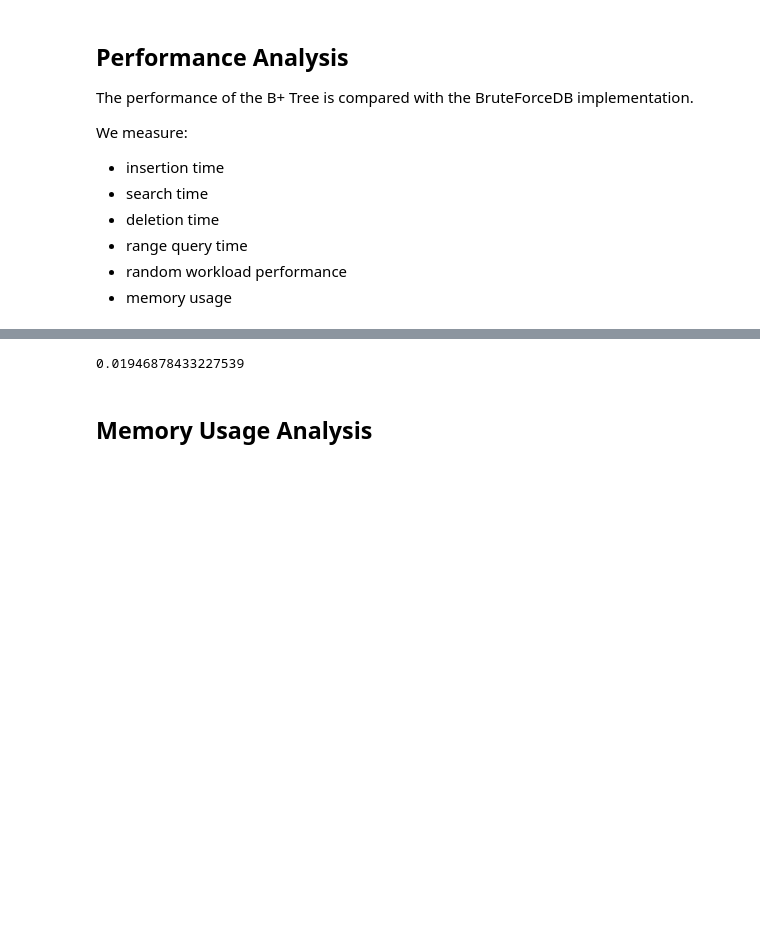
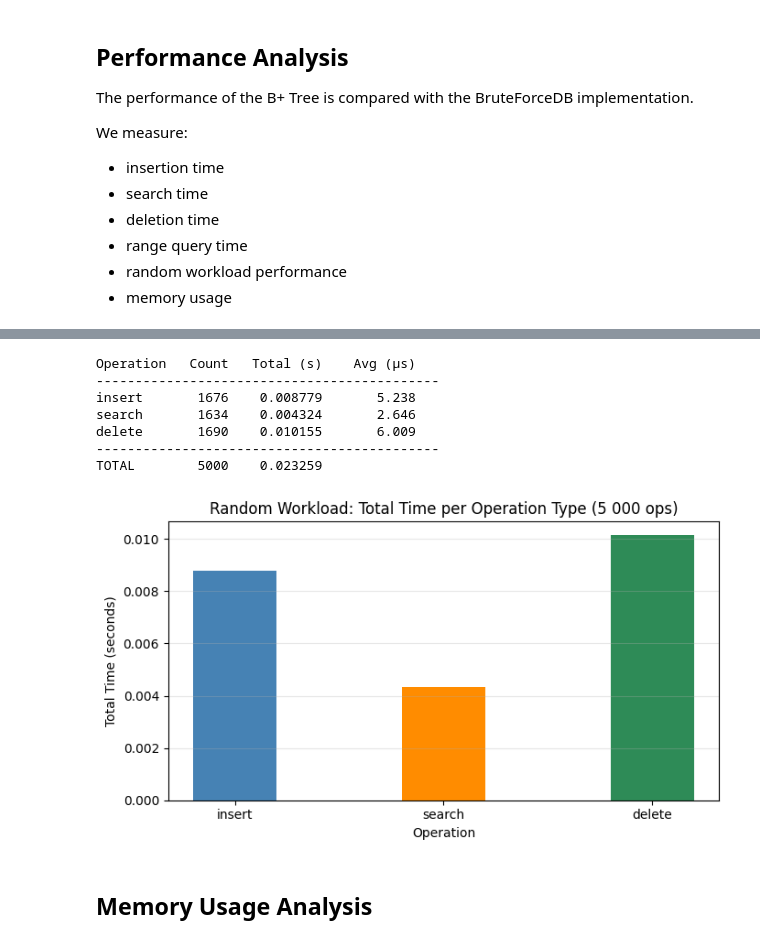
Before and after one commit to Ninjacoder-vedant/QueryWorks-Project, a Jupyter notebook: Assignment_2/Module_A/db_management_system/report.ipynb, the cells around one changed output, grey strips where cells are left out. Cells and saved outputs as stored; diff of their text form; code cells hidden in the pictures; blank space fills up the shorter version.

```diff
--- a/Assignment_2/Module_A/db_management_system/report.ipynb
+++ b/Assignment_2/Module_A/db_management_system/report.ipynb
@@ -359,32 +519,61 @@ plt.show()
 # %%
-ops=["insert","search","delete"]
+op_list   = ["insert", "search", "delete"]
+op_counts = {"insert": 0, "search": 0, "delete": 0}
+op_times  = {"insert": 0.0, "search": 0.0, "delete": 0.0}
 
-tree=BPTree(order=5)
+tree_rw = BPlusTree(order=5)
+keys_rw = random.sample(range(1, 200_001), 10_000)
 
-keys=random.sample(range(100000),5000)
+# Pre-populate with half the keys so search/delete have valid targets
+for k in keys_rw[:5_000]:
+    tree_rw.insert(k, k)
 
-start=time.time()
+# Issue 5 000 random operations and time each individually
+for _ in range(5_000):
+    op  = random.choice(op_list)
+    key = random.choice(keys_rw)
+    t0  = time.perf_counter()
+    if op == "insert":
+        tree_rw.insert(key, key)
+    elif op == "search":
+        tree_rw.search(key)
+    else:
+        tree_rw.delete(key)
+    op_times[op]  += time.perf_counter() - t0
+    op_counts[op] += 1
 
-for _ in range(2000):
+# Summary table
+print(f"{'Operation':<10} {'Count':>6}  {'Total (s)':>10}  {'Avg (µs)':>10}")
+print("-" * 44)
+total_t = 0.0
+for op in op_list:
+    cnt = op_counts[op]; tot = op_times[op]
+    avg = (tot / cnt * 1e6) if cnt else 0
+    total_t += tot
+    print(f"{op:<10} {cnt:>6}  {tot:>10.6f}  {avg:>10.3f}")
+print("-" * 44)
+print(f"{'TOTAL':<10} {sum(op_counts.values()):>6}  {total_t:>10.6f}")
 
-    op=random.choice(ops)
-
-    key=random.choice(keys)
-
-    if op=="insert":
-        tree.insert(key,key)
-
-    elif op=="search":
-        tree.search(key)
-
-    else:
-        tree.delete(key)
-
-random_workload_time=time.time()-start
-
-random_workload_time
+# Bar chart
+fig, ax = plt.subplots(figsize=(7, 4))
+ax.bar(op_list, [op_times[o] for o in op_list],
+       color=["steelblue", "darkorange", "seagreen"], width=0.4)
+ax.set_title("Random Workload: Total Time per Operation Type (5 000 ops)", fontsize=12)
+ax.set_xlabel("Operation")
+ax.set_ylabel("Total Time (seconds)")
+ax.grid(axis='y', alpha=0.3)
+plt.tight_layout()
+plt.savefig("random_workload.png", dpi=150)
+plt.show()
 # %% [output]
-0.01946878433227539
+Operation   Count   Total (s)    Avg (µs)
+--------------------------------------------
+insert       1676    0.008779       5.238
+search       1634    0.004324       2.646
+delete       1690    0.010155       6.009
+--------------------------------------------
+TOTAL        5000    0.023259
+[figure, added]
 # %% [markdown]
 ## Memory Usage Analysis
 # %%
```
Also changed, not shown: parts of 35 cells of this notebook, 37 other files.
